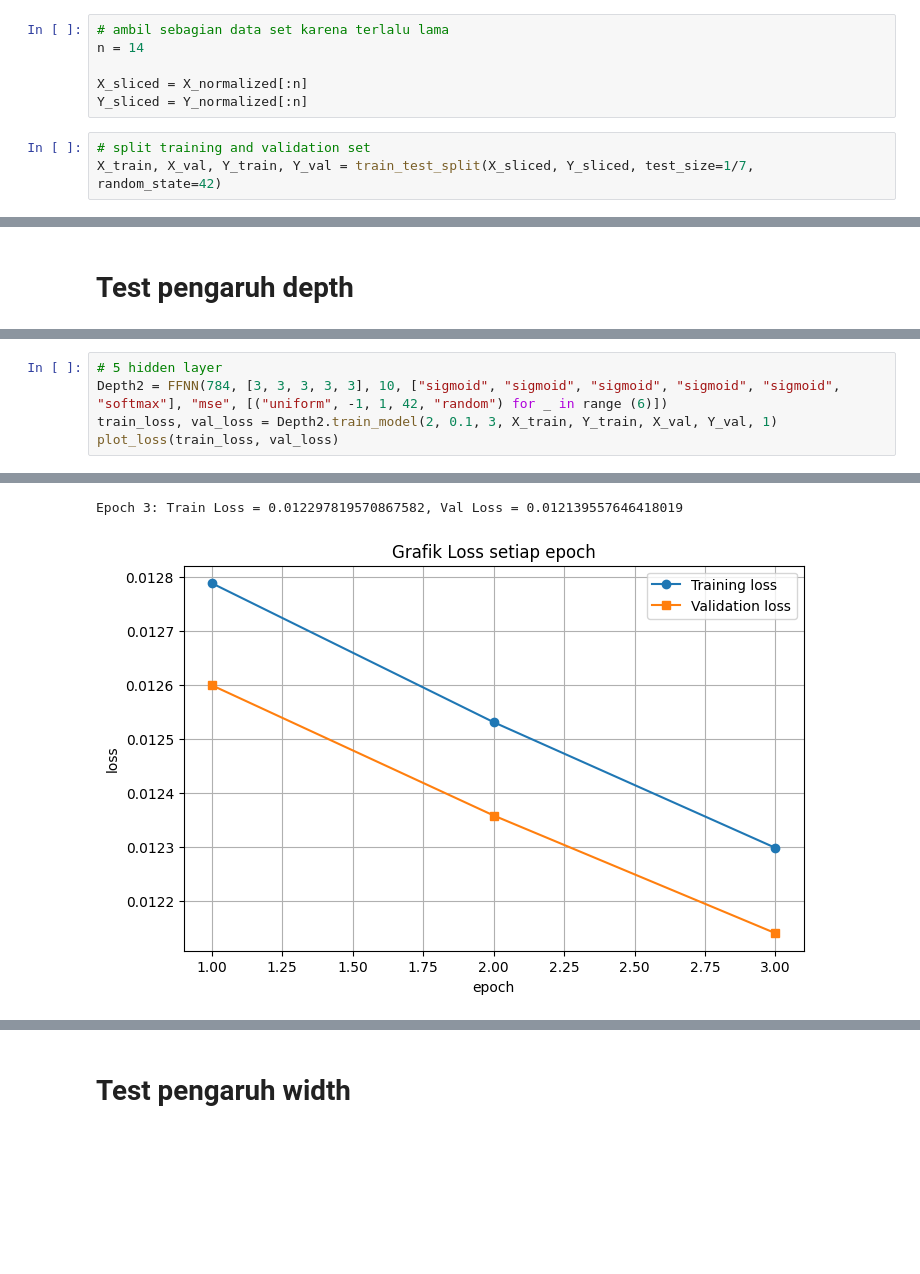
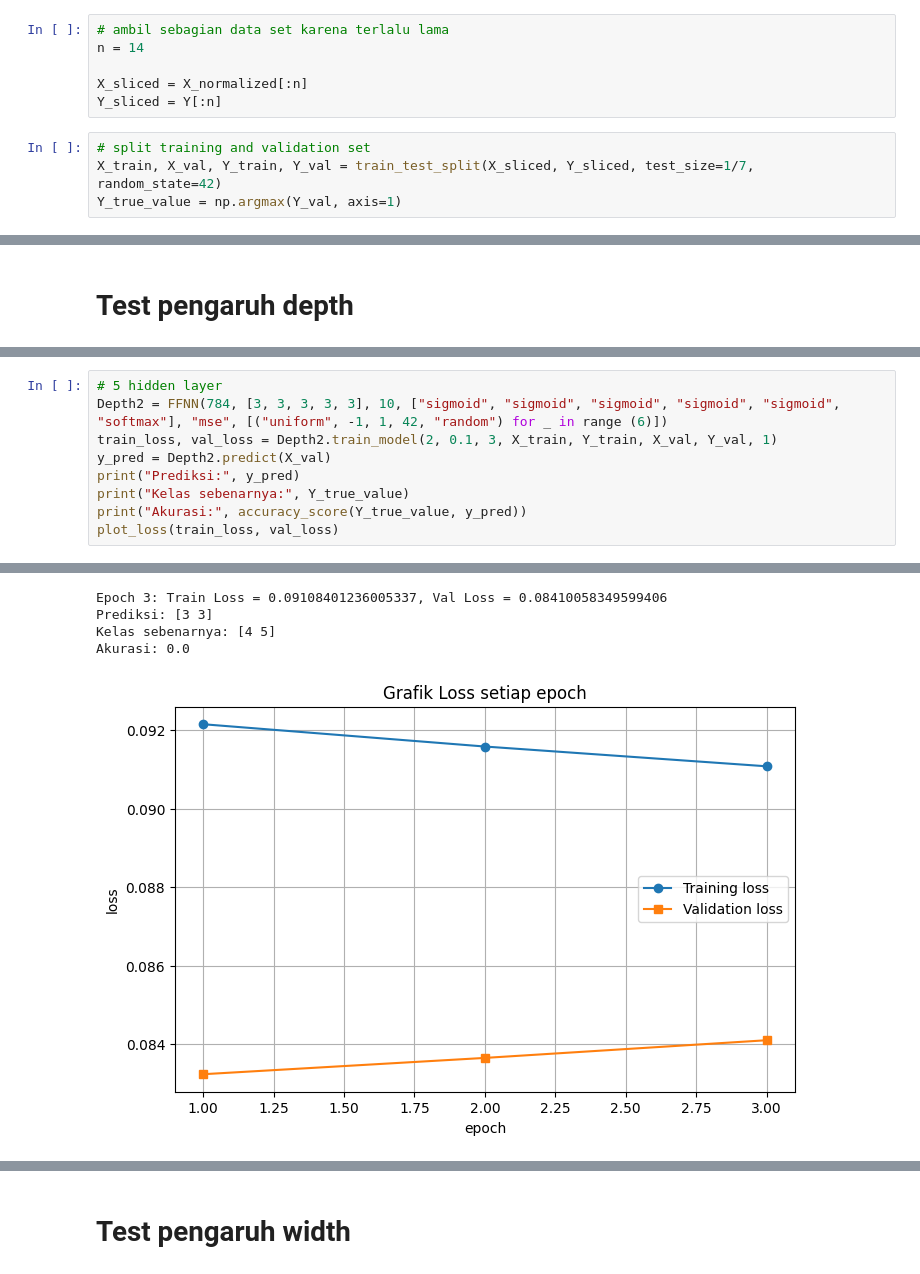
Before and after one commit to Devinzenzhang/Tubes_ML_1, a Jupyter notebook: src/test.ipynb, the cells around one changed output, grey strips where cells are left out. Saved outputs shown, nothing was run; the diff lists cells and outputs as text; blank space fills up the shorter version.

```diff
--- a/src/test.ipynb
+++ b/src/test.ipynb
@@ -26,10 +26,11 @@ Y_normalized = Y / 255
 n = 14
 
 X_sliced = X_normalized[:n]
-Y_sliced = Y_normalized[:n]
+Y_sliced = Y[:n]
 # %%
 # split training and validation set
 X_train, X_val, Y_train, Y_val = train_test_split(X_sliced, Y_sliced, test_size=1/7, random_state=42)
+Y_true_value = np.argmax(Y_val, axis=1)
 # %%
 # untuk lebih mudah plotting hasil akhir (grafik training loss dan validation loss)
 
@@ -93,5 +101,9 @@ Epoch 3: Train Loss = 0.012304516578415576, Val Loss = 0.012146547121955738
 # 5 hidden layer
 Depth2 = FFNN(784, [3, 3, 3, 3, 3], 10, ["sigmoid", "sigmoid", "sigmoid", "sigmoid", "sigmoid", "softmax"], "mse", [("uniform", -1, 1, 42, "random") for _ in range (6)])
 train_loss, val_loss = Depth2.train_model(2, 0.1, 3, X_train, Y_train, X_val, Y_val, 1)
+y_pred = Depth2.predict(X_val)
+print("Prediksi:", y_pred)
+print("Kelas sebenarnya:", Y_true_value)
+print("Akurasi:", accuracy_score(Y_true_value, y_pred))
 plot_loss(train_loss, val_loss)
 # %% [output]
@@ -100,5 +112,8 @@ Epoch 2: Train Loss = 0.012530933635128985, Val Loss = 0.01235787331039109
-Epoch 3: Train Loss = 0.012297819570867582, Val Loss = 0.012139557646418019
+Epoch 3: Train Loss = 0.09108401236005337, Val Loss = 0.08410058349599406
+Prediksi: [3 3]
+Kelas sebenarnya: [4 5]
+Akurasi: 0.0
-[figure, old version]
+[figure, new version]
 # %%
 # 7 hidden layer
 Depth3 = FFNN(784, [3, 3, 3, 3, 3, 3, 3], 10, ["sigmoid", "sigmoid", "sigmoid", "sigmoid", "sigmoid", "sigmoid", "sigmoid", "softmax"], "mse", [("uniform", -1, 1, 42, "random") for _ in range (8)])
```
Also changed, not shown: parts of 25 cells of this notebook, 1 other file.
